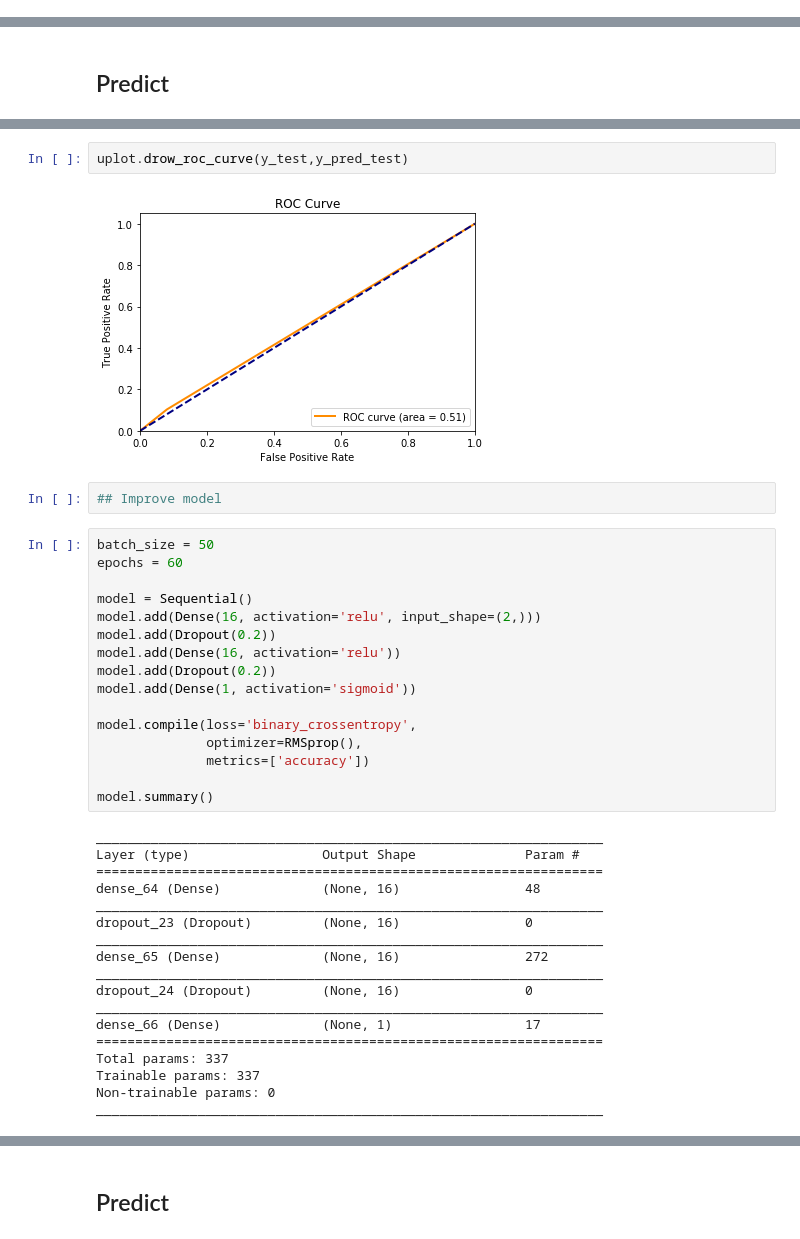
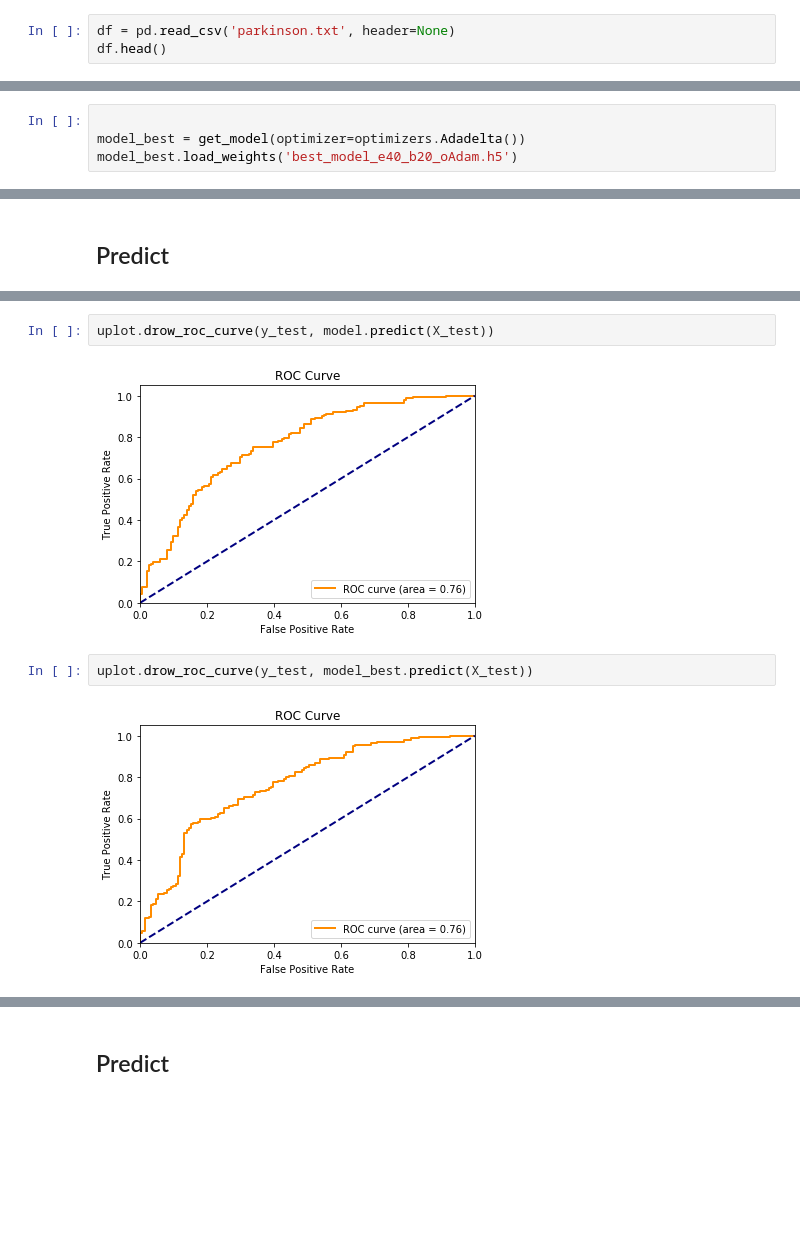
Before and after one commit to naomifridman/Introduction_to_deep_learning, a Jupyter notebook: Deep_Learning_intro_part4_keras_exrsice_and_solution.ipynb, the cells around one changed output, grey strips where cells are left out. Saved outputs shown, nothing was run; the diff lists cells and outputs as text; blank space fills up the shorter version.

```diff
--- a/Deep_Learning_intro_part4_keras_exrsice_and_solution.ipynb
+++ b/Deep_Learning_intro_part4_keras_exrsice_and_solution.ipynb
@@ -64,0 +120,3 @@ plt.scatter(X[:, 0], X[:, 1], c=y, cmap=cm_bright,edgecolors='k')
+# %%
+df = pd.read_csv('parkinson.txt', header=None)
+df.head()
@@ -143,3 +221,7 @@ uplot.drow_history(history, 'acc')
+# %%
+
+model_best = get_model(optimizer=optimizers.Adadelta())
+model_best.load_weights('best_model_e40_b20_oAdam.h5')
 # %% [markdown]
 ## Evaluate model
 # %%
@@ -186,40 +279,8 @@ weighted avg       0.54      0.48      0.39       400
 # %%
-uplot.drow_roc_curve(y_test,y_pred_test)
+uplot.drow_roc_curve(y_test, model.predict(X_test))
 # %% [output]
-[figure, old version]
+[figure, new version]
-# %%
-## Improve model
-# %%
-batch_size = 50
-epochs = 60
-
-model = Sequential()
-model.add(Dense(16, activation='relu', input_shape=(2,)))
-model.add(Dropout(0.2))
-model.add(Dense(16, activation='relu'))
-model.add(Dropout(0.2))
-model.add(Dense(1, activation='sigmoid'))
-
-model.compile(loss='binary_crossentropy',
-              optimizer=RMSprop(),
-              metrics=['accuracy'])
-
-model.summary()
-# %% [output]
-_________________________________________________________________
-Layer (type)                 Output Shape              Param #
-=================================================================
-dense_64 (Dense)             (None, 16)                48
-_________________________________________________________________
-dropout_23 (Dropout)         (None, 16)                0
-_________________________________________________________________
-dense_65 (Dense)             (None, 16)                272
-_________________________________________________________________
-dropout_24 (Dropout)         (None, 16)                0
-_________________________________________________________________
-dense_66 (Dense)             (None, 1)                 17
-=================================================================
-Total params: 337
-Trainable params: 337
-Non-trainable params: 0
-_________________________________________________________________
+# %%
+uplot.drow_roc_curve(y_test, model_best.predict(X_test))
+# %% [output]
+[figure, added]
```
Also changed, not shown: parts of 48 cells of this notebook, 2 other files.
